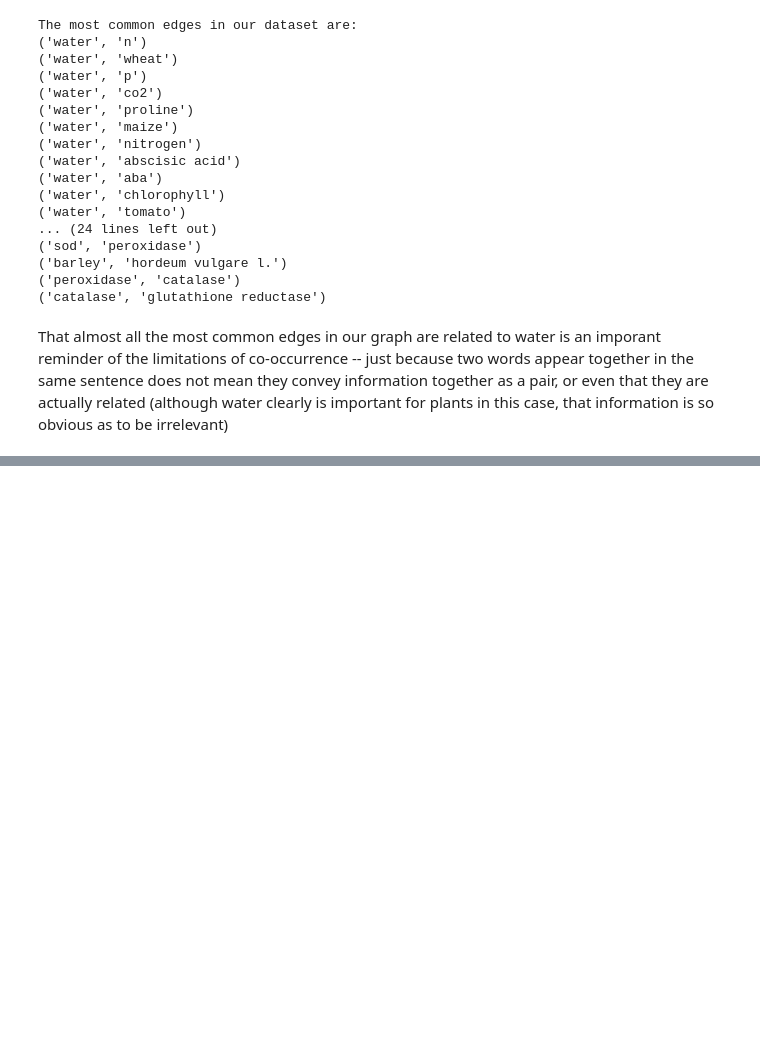
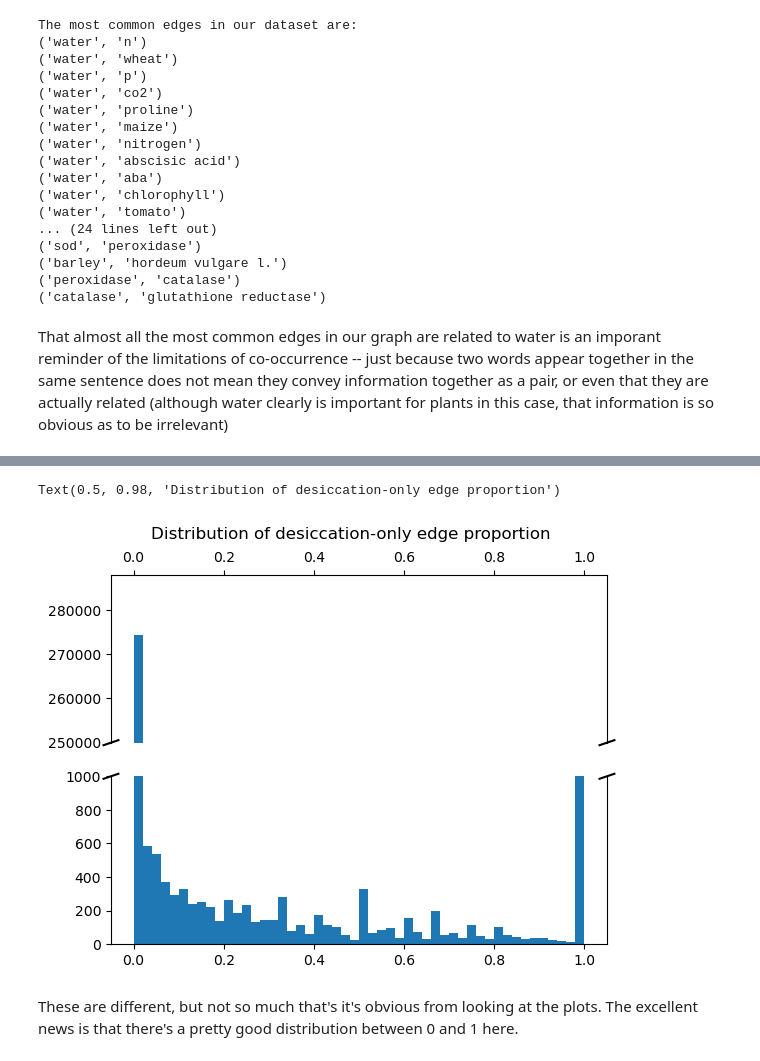
Before and after one commit to serenalotreck/literature-genes, a Jupyter notebook: notebooks/dygiepp_co_occurrence_network_exploration.ipynb, the cells around one changed output, grey strips where cells are left out. Cells and saved outputs as stored; diff of their text form; code cells hidden in the pictures; blank space fills up the shorter version.

```diff
--- a/notebooks/dygiepp_co_occurrence_network_exploration.ipynb
+++ b/notebooks/dygiepp_co_occurrence_network_exploration.ipynb
@@ -452,0 +538,53 @@ What kind of information does this graph contain that would help us make predict
+# %%
+node_des_only_edge_counts = defaultdict(int)
+for e1, e2, attrs in graph.edges(data=True):
+    if attrs['is_desiccation']:
+        if not attrs['is_drought']:
+            node_des_only_edge_counts[e1] += 1
+            node_des_only_edge_counts[e2] += 1
+edge_props_only = []
+for n in graph.nodes:
+    try:
+        p = node_des_only_edge_counts[n]/node_degrees[n]
+        edge_props_only.append(p)
+    except ZeroDivisionError:
+        continue
+# %%
+# Code from https://matplotlib.org/2.0.2/examples/pylab_examples/broken_axis.html
+fig, (ax1, ax2) = plt.subplots(2, 1, sharex=True)
+
+_ = ax1.hist(edge_props_only, bins=50)
+_ = ax2.hist(edge_props_only, bins=50)
+
+# Get max y-value
+maxy = ax1.get_ylim()[1]
+basemax = plt.yticks()[0][-2]
+
+# Set the y limits
+ax1.set_ylim(basemax, maxy)
+ax2.set_ylim(0, 1000) # Got by trial end error
+
+# Finish formatting
+ax1.spines['bottom'].set_visible(False)
+ax2.spines['top'].set_visible(False)
+ax1.xaxis.tick_top()
+ax1.tick_params(labeltop='off')  # don't put tick labels at the top
+ax2.xaxis.tick_bottom()
+
+# Add the cut diagonals
+d = .015  # how big to make the diagonal lines in axes coordinates
+# arguments to pass to plot, just so we don't keep repeating them
+kwargs = dict(transform=ax1.transAxes, color='k', clip_on=False)
+ax1.plot((-d, +d), (-d, +d), **kwargs)        # top-left diagonal
+ax1.plot((1 - d, 1 + d), (-d, +d), **kwargs)  # top-right diagonal
+
+kwargs.update(transform=ax2.transAxes)  # switch to the bottom axes
+ax2.plot((-d, +d), (1 - d, 1 + d), **kwargs)  # bottom-left diagonal
+ax2.plot((1 - d, 1 + d), (1 - d, 1 + d), **kwargs)  # bottom-right diagonal
+
+fig.suptitle('Distribution of desiccation-only edge proportion')
+# %% [output]
+Text(0.5, 0.98, 'Distribution of desiccation-only edge proportion')
+[figure, added]
+# %% [markdown]
+These are different, but not so much that's it's obvious from looking at the plots. The excellent news is that there's a pretty good distribution between 0 and 1 here.
```
Also changed, not shown: parts of 25 cells of this notebook.
